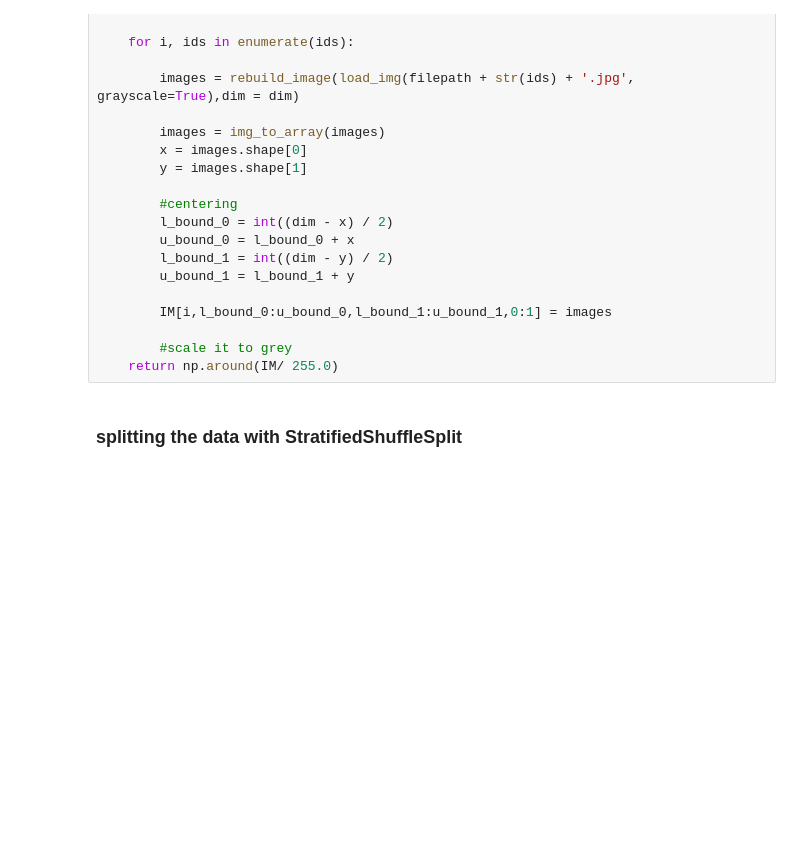
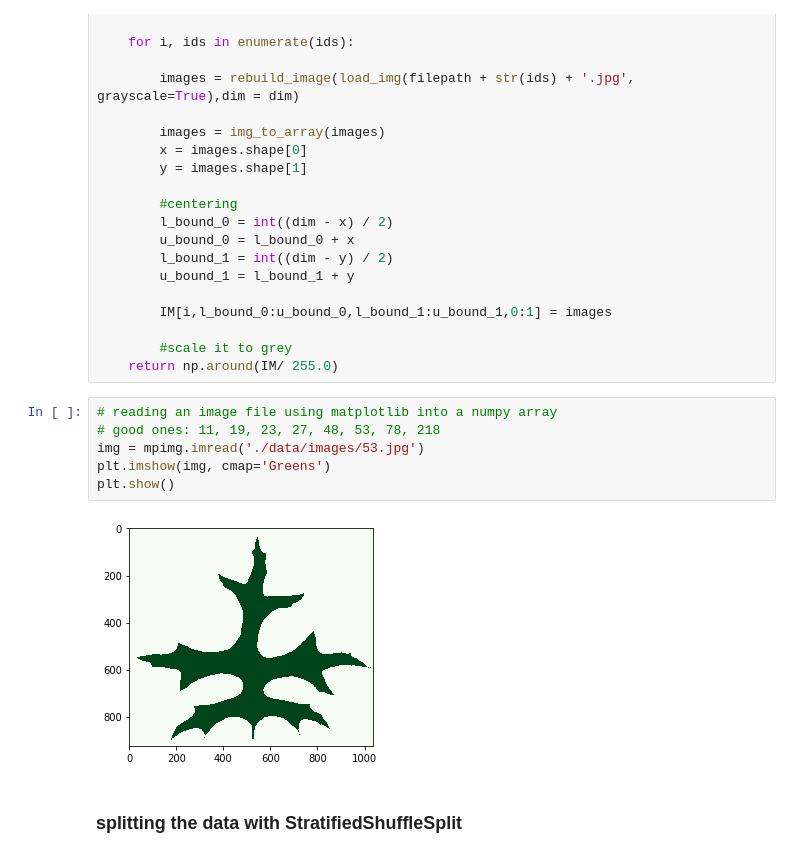
Before and after one commit to annakavosh/Leaf-Classification, a Jupyter notebook: 1 convolution ST.ipynb, the cells around one changed output. Cells and saved outputs as stored; diff of their text form; blank space fills up the shorter version.

```diff
--- a/1 convolution ST.ipynb
+++ b/1 convolution ST.ipynb
@@ -202,6 +122,14 @@ grayscale=True),dim = dim)
 
         #scale it to grey
     return np.around(IM/ 255.0)
+# %%
+# reading an image file using matplotlib into a numpy array
+# good ones: 11, 19, 23, 27, 48, 53, 78, 218
+img = mpimg.imread('./data/images/53.jpg')
+plt.imshow(img, cmap='Greens')
+plt.show()
+# %% [output]
+[figure, added]
 # %% [markdown]
 ### splitting the data with StratifiedShuffleSplit
 # %%
```
Also changed, not shown: parts of 87 cells of this notebook.
